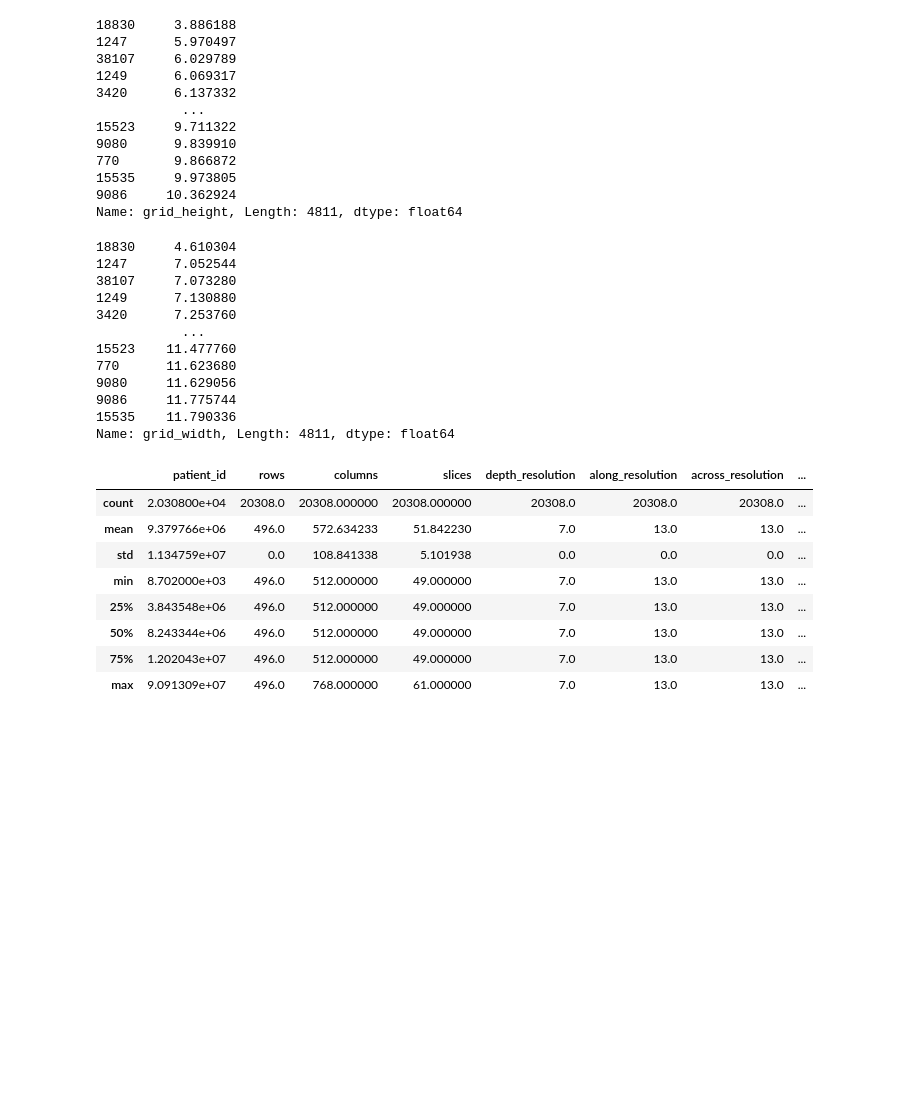
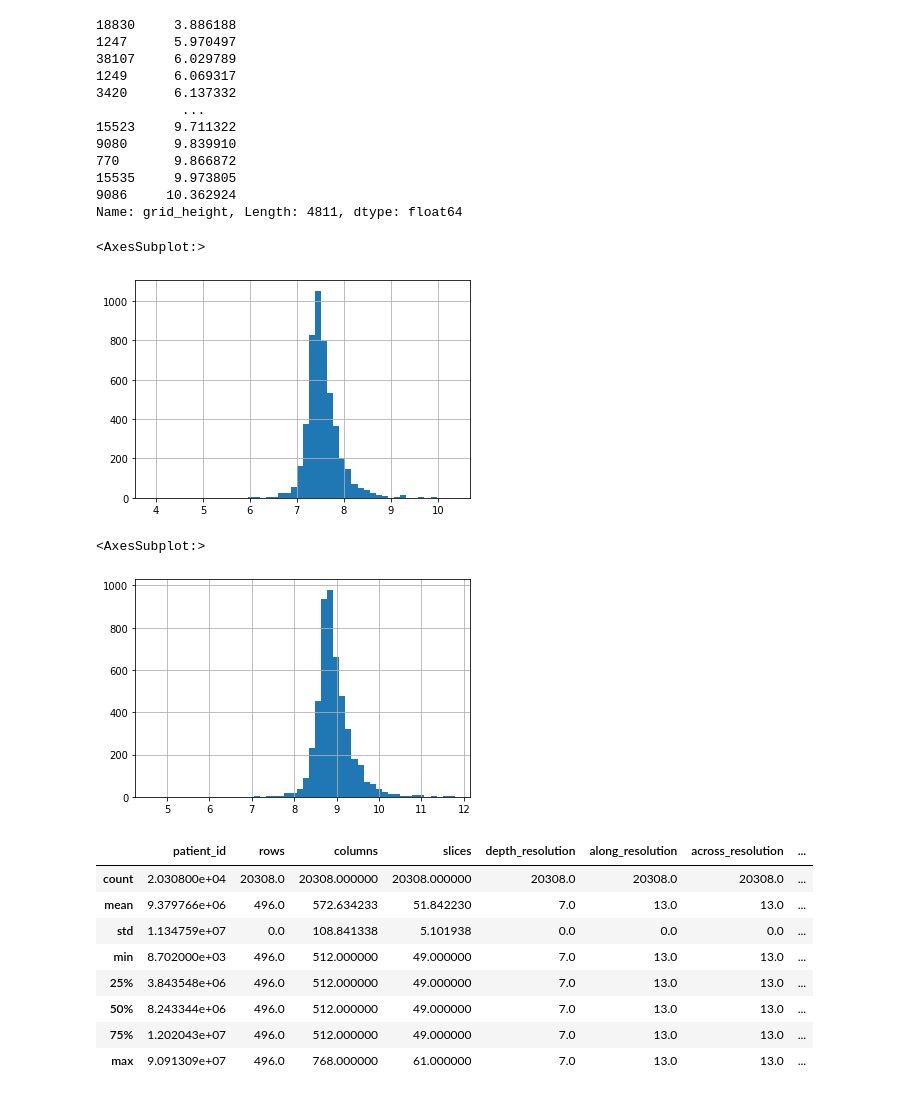
Before and after one commit to aimi-lab/oct_functional_loss_predictor, a Jupyter notebook: inputs/clean_data.ipynb, the cells around one changed output. Cells and saved outputs as stored; diff of their text form; code cells hidden in the pictures; blank space fills up the shorter version.

Commit message:
add checks on 61 slices

```diff
--- a/inputs/clean_data.ipynb
+++ b/inputs/clean_data.ipynb
@@ -187,21 +200,16 @@ df_heyex[df_heyex['slices'] == 61]['grid_height'].sort_values()
 15535     9.973805
 9086     10.362924
 Name: grid_height, Length: 4811, dtype: float64
+# %%
+df_heyex[df_heyex['slices'] == 61]['grid_height'].hist(bins=50)
+# %% [output]
+<AxesSubplot:>
+[figure, added]
 # %%
-df_heyex[df_heyex['slices'] == 61]['grid_width'].sort_values()
+df_heyex[df_heyex['slices'] == 61]['grid_width'].hist(bins=50)
 # %% [output]
-18830     4.610304
-1247      7.052544
-38107     7.073280
-1249      7.130880
-3420      7.253760
-           ...
-15523    11.477760
-770      11.623680
-9080     11.629056
-9086     11.775744
-15535    11.790336
-Name: grid_width, Length: 4811, dtype: float64
+<AxesSubplot:>
+[figure, added]
 # %%
 df_heyex.drop([18830], axis=0, inplace=True)
 # %%
```
Also changed, not shown: parts of 8 cells of this notebook.
